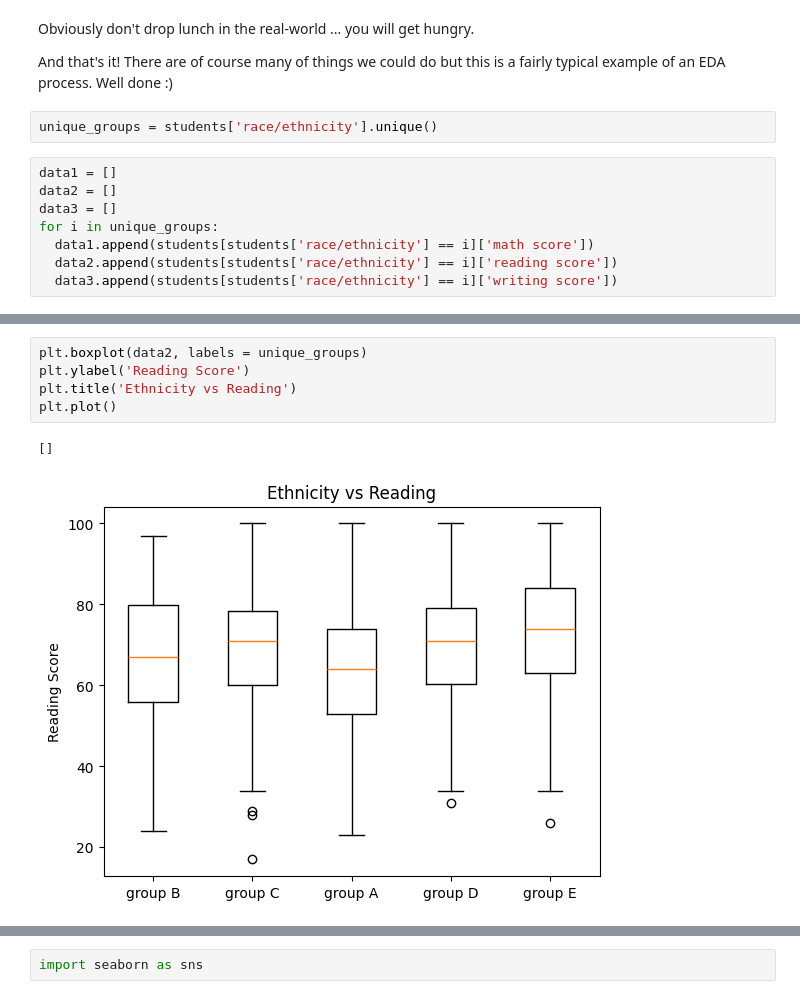
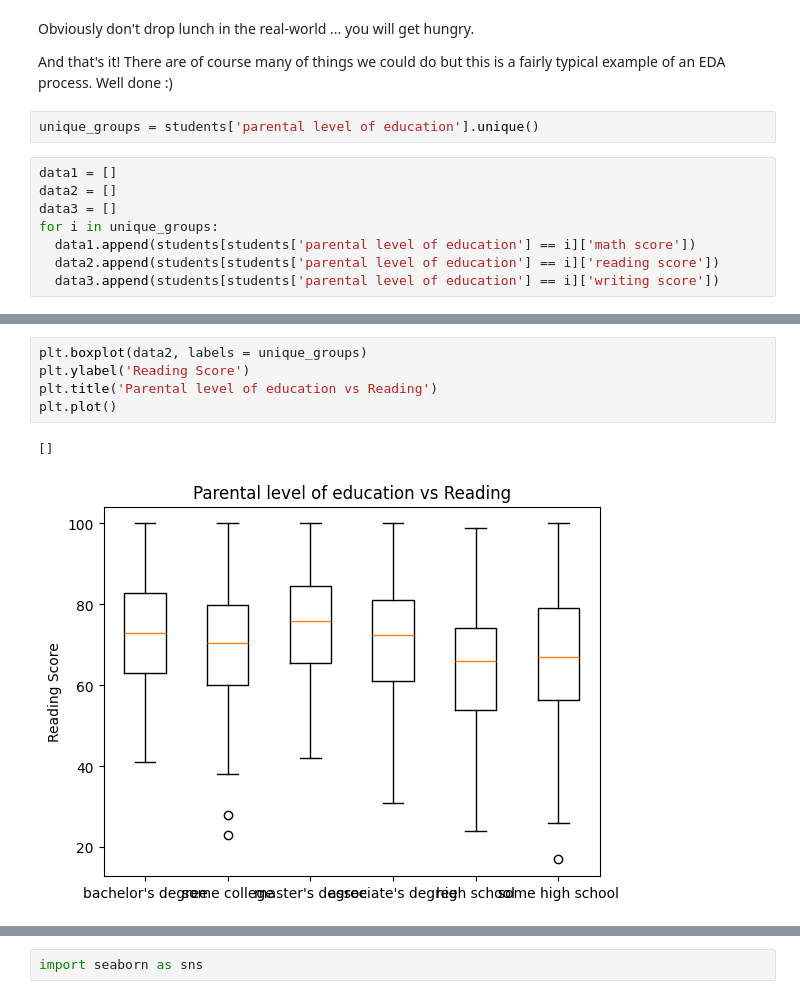
Before and after one commit to Cullen-hub/IB2AD0_Data_Science_GenerativeAI, a Jupyter notebook: 2_05_Exploratory_Data_Analysis.ipynb, the cells around one changed output, grey strips where cells are left out. Drawn from its saved outputs; the diff is of its cells as text.

```diff
--- a/2_05_Exploratory_Data_Analysis.ipynb
+++ b/2_05_Exploratory_Data_Analysis.ipynb
@@ -166,15 +166,15 @@ Obviously don't drop lunch in the real-world ... you will get hungry.
 
 And that's it! There are of course many of things we could do but this is a fairly typical example of an EDA process. Well done :)
 # %%
-unique_groups = students['race/ethnicity'].unique()
+unique_groups = students['parental level of education'].unique()
 # %%
 data1 = []
 data2 = []
 data3 = []
 for i in unique_groups:
-  data1.append(students[students['race/ethnicity'] == i]['math score'])
-  data2.append(students[students['race/ethnicity'] == i]['reading score'])
-  data3.append(students[students['race/ethnicity'] == i]['writing score'])
+  data1.append(students[students['parental level of education'] == i]['math score'])
+  data2.append(students[students['parental level of education'] == i]['reading score'])
+  data3.append(students[students['parental level of education'] == i]['writing score'])
 # %%
 plt.boxplot(data1, labels = unique_groups)
 plt.ylabel('Maths Score')
@@ -186,11 +186,11 @@ plt.plot()
 # %%
 plt.boxplot(data2, labels = unique_groups)
 plt.ylabel('Reading Score')
-plt.title('Ethnicity vs Reading')
+plt.title('Parental level of education vs Reading')
 plt.plot()
 # %% [output]
 []
-[figure, old version]
+[figure, new version]
 # %%
 plt.boxplot(data3, labels = unique_groups)
 plt.ylabel('Writing Score')
```
Also changed, not shown: parts of 2 cells of this notebook.
